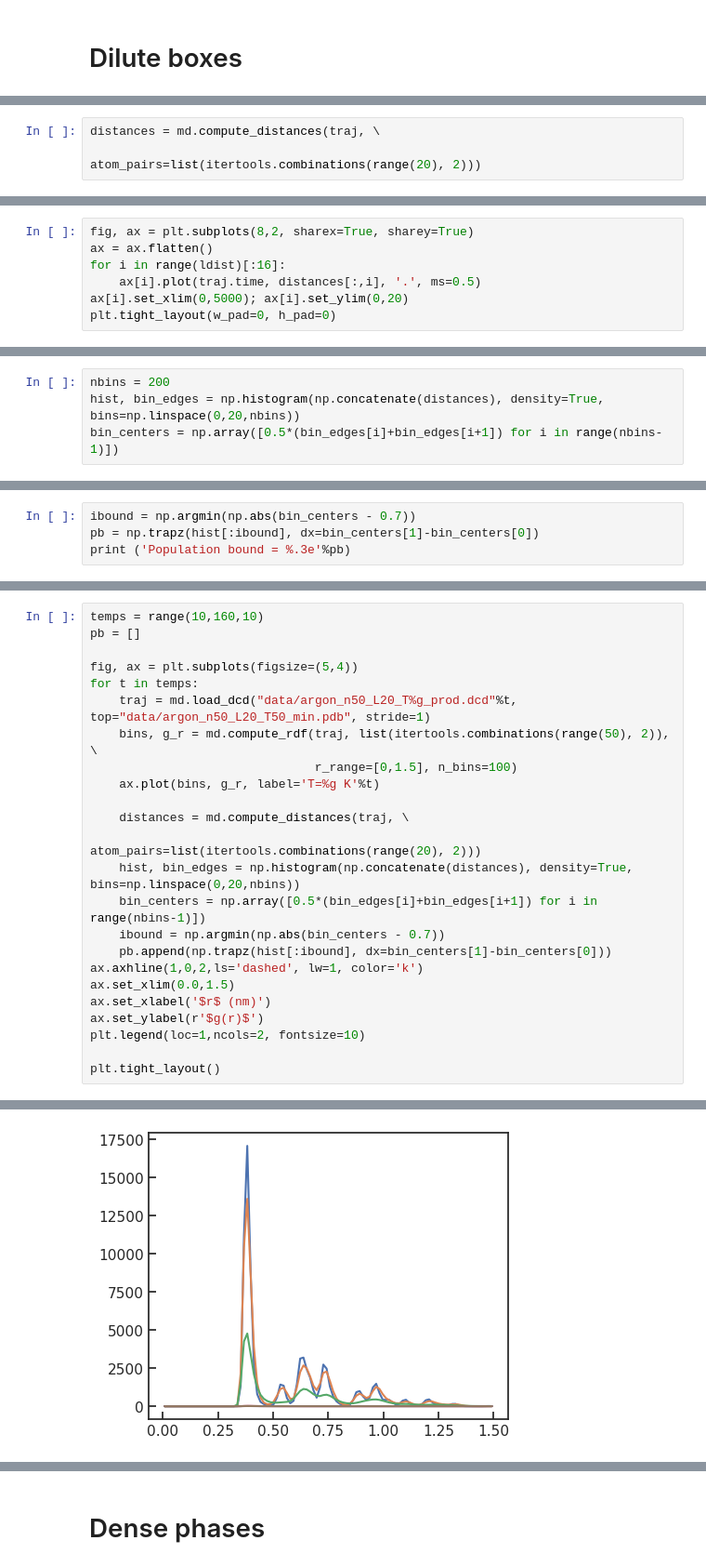
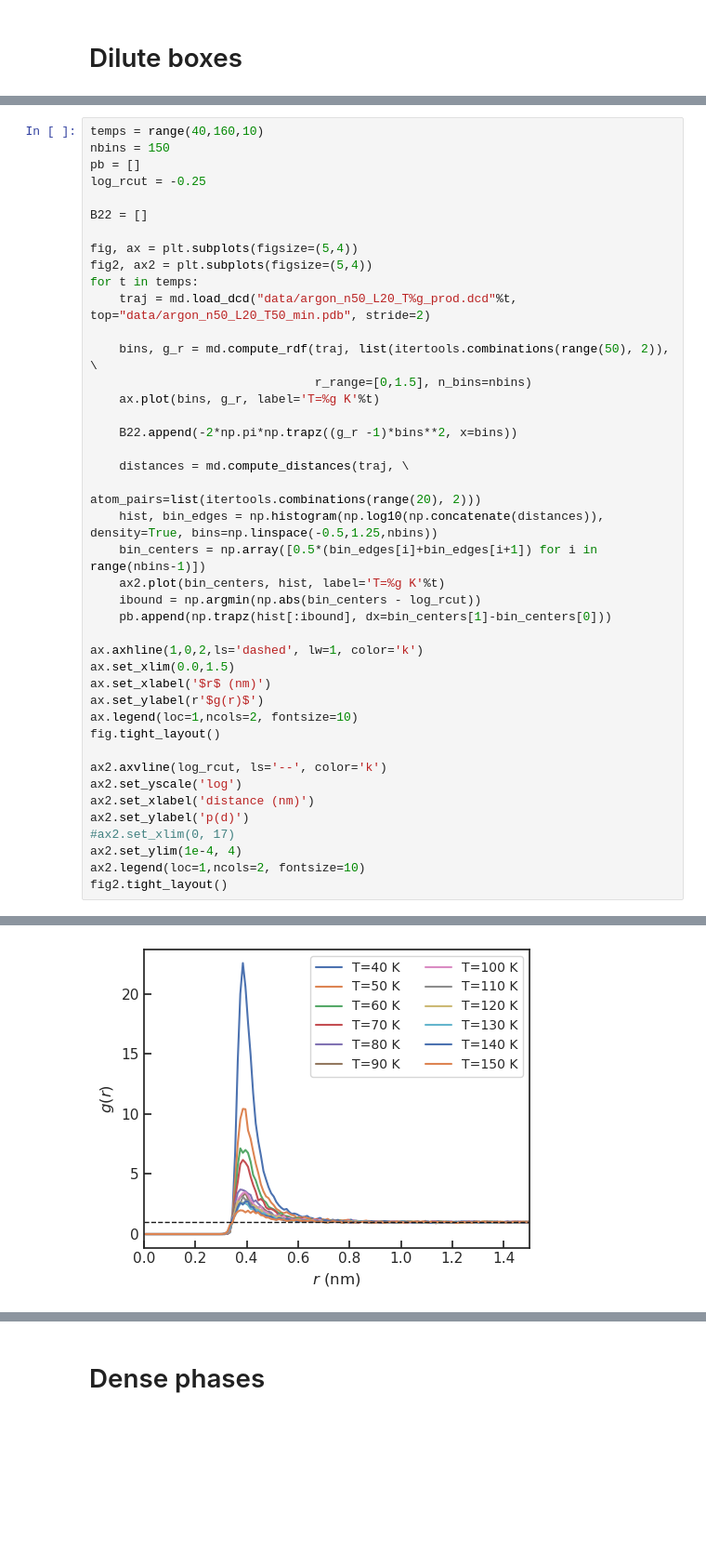
Before and after one commit to BioKT/lj-openmm, a Jupyter notebook: analysis_slab.ipynb, the cells around one changed output, grey strips where cells are left out. Shown at 93% size. Cells and saved outputs as stored; diff of their text form; blank space fills up the shorter version.

```diff
--- a/analysis_slab.ipynb
+++ b/analysis_slab.ipynb
@@ -55,3 +19,0 @@ plt.tight_layout()
-# %%
-distances = md.compute_distances(traj, \
-                                atom_pairs=list(itertools.combinations(range(20), 2)))
@@ -60,7 +19,0 @@ ldist = len(list(itertools.combinations(range(20), 2)))
-# %%
-fig, ax = plt.subplots(8,2, sharex=True, sharey=True)
-ax = ax.flatten()
-for i in range(ldist)[:16]:
-    ax[i].plot(traj.time, distances[:,i], '.', ms=0.5)
-ax[i].set_xlim(0,5000); ax[i].set_ylim(0,20)
-plt.tight_layout(w_pad=0, h_pad=0)
@@ -69,4 +19,0 @@ plt.tight_layout(w_pad=0, h_pad=0)
-# %%
-nbins = 200
-hist, bin_edges = np.histogram(np.concatenate(distances), density=True, bins=np.linspace(0,20,nbins))
-bin_centers = np.array([0.5*(bin_edges[i]+bin_edges[i+1]) for i in range(nbins-1)])
@@ -84,4 +19,0 @@ plt.tight_layout()
-# %%
-ibound = np.argmin(np.abs(bin_centers - 0.7))
-pb = np.trapz(hist[:ibound], dx=bin_centers[1]-bin_centers[0])
-print ('Population bound = %.3e'%pb)
@@ -90,25 +20,43 @@ Population bound = 1.136e-03
 # %%
-temps = range(10,160,10)
+temps = range(40,160,10)
+nbins = 150
 pb = []
+log_rcut = -0.25
+
+B22 = []
 
 fig, ax = plt.subplots(figsize=(5,4))
+fig2, ax2 = plt.subplots(figsize=(5,4))
 for t in temps:
-    traj = md.load_dcd("data/argon_n50_L20_T%g_prod.dcd"%t, top="data/argon_n50_L20_T50_min.pdb", stride=1)
+    traj = md.load_dcd("data/argon_n50_L20_T%g_prod.dcd"%t, top="data/argon_n50_L20_T50_min.pdb", stride=2)
+
     bins, g_r = md.compute_rdf(traj, list(itertools.combinations(range(50), 2)), \
-                               r_range=[0,1.5], n_bins=100)
+                               r_range=[0,1.5], n_bins=nbins)
     ax.plot(bins, g_r, label='T=%g K'%t)
+
+    B22.append(-2*np.pi*np.trapz((g_r -1)*bins**2, x=bins))
 
     distances = md.compute_distances(traj, \
                                 atom_pairs=list(itertools.combinations(range(20), 2)))
-    hist, bin_edges = np.histogram(np.concatenate(distances), density=True, bins=np.linspace(0,20,nbins))
+    hist, bin_edges = np.histogram(np.log10(np.concatenate(distances)), density=True, bins=np.linspace(-0.5,1.25,nbins))
     bin_centers = np.array([0.5*(bin_edges[i]+bin_edges[i+1]) for i in range(nbins-1)])
-    ibound = np.argmin(np.abs(bin_centers - 0.7))
+    ax2.plot(bin_centers, hist, label='T=%g K'%t)
+    ibound = np.argmin(np.abs(bin_centers - log_rcut))
     pb.append(np.trapz(hist[:ibound], dx=bin_centers[1]-bin_centers[0]))
+
 ax.axhline(1,0,2,ls='dashed', lw=1, color='k')
 ax.set_xlim(0.0,1.5)
 ax.set_xlabel('$r$ (nm)')
 ax.set_ylabel(r'$g(r)$')
-plt.legend(loc=1,ncols=2, fontsize=10)
+ax.legend(loc=1,ncols=2, fontsize=10)
+fig.tight_layout()
 
-plt.tight_layout()
+ax2.axvline(log_rcut, ls='--', color='k')
+ax2.set_yscale('log')
+ax2.set_xlabel('distance (nm)')
+ax2.set_ylabel('p(d)')
+#ax2.set_xlim(0, 17)
+ax2.set_ylim(1e-4, 4)
+ax2.legend(loc=1,ncols=2, fontsize=10)
+fig2.tight_layout()
 # %% [output]
@@ -117 +63 @@ OSError: Could not open file: data/argon_n50_L20_T70_prod.dcd
-[figure, old version]
+[figure, new version]
```
Also changed, not shown: parts of 20 cells of this notebook.
